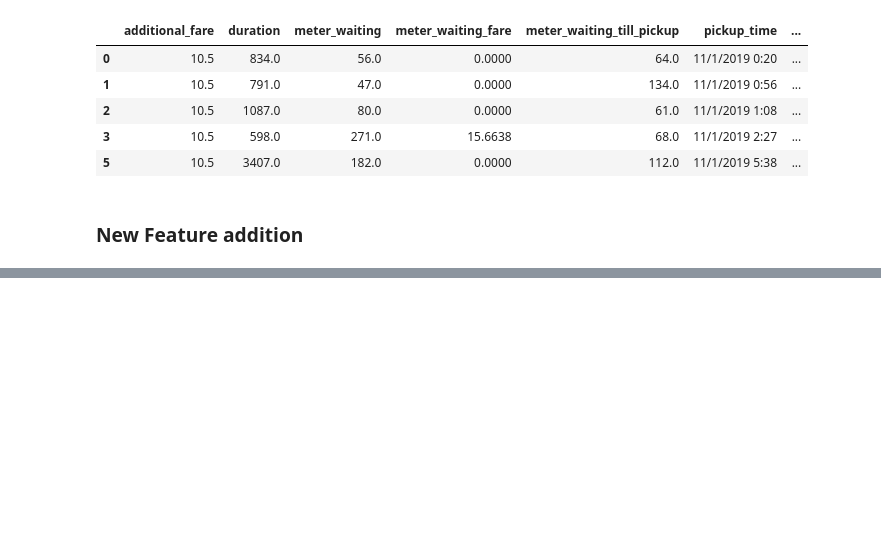
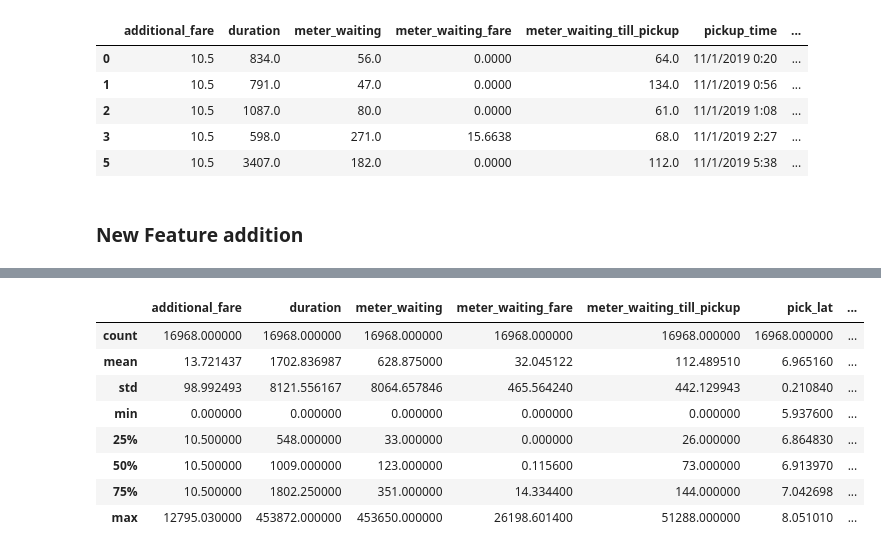
Before and after one commit to ShehanIshanka/ride-fare-classification, a Jupyter notebook: notebook-2.ipynb, the cells around one changed output, grey strips where cells are left out. Cells and saved outputs as stored; diff of their text form; code cells hidden in the pictures; blank space fills up the shorter version.

```diff
--- a/notebook-2.ipynb
+++ b/notebook-2.ipynb
@@ -45,0 +97,13 @@ add_new_features(training_dataset)
+# %%
+training_dataset.describe()
+# No trips started from and ended at same point since min is 5369.060579
+# %% [output]
+|  | additional_fare | duration | meter_waiting | meter_waiting_fare | meter_waiting_till_pickup | pick_lat | ... |
+| count | 16968.000000 | 16968.000000 | 16968.000000 | 16968.000000 | 16968.000000 | 16968.000000 | ... |
+| mean | 13.721437 | 1702.836987 | 628.875000 | 32.045122 | 112.489510 | 6.965160 | ... |
+| std | 98.992493 | 8121.556167 | 8064.657846 | 465.564240 | 442.129943 | 0.210840 | ... |
+| min | 0.000000 | 0.000000 | 0.000000 | 0.000000 | 0.000000 | 5.937600 | ... |
+| 25% | 10.500000 | 548.000000 | 33.000000 | 0.000000 | 26.000000 | 6.864830 | ... |
+| 50% | 10.500000 | 1009.000000 | 123.000000 | 0.115600 | 73.000000 | 6.913970 | ... |
+| 75% | 10.500000 | 1802.250000 | 351.000000 | 14.334400 | 144.000000 | 7.042698 | ... |
+| max | 12795.030000 | 453872.000000 | 453650.000000 | 26198.601400 | 51288.000000 | 8.051010 | ... |
```
Also changed, not shown: parts of 41 cells of this notebook.
